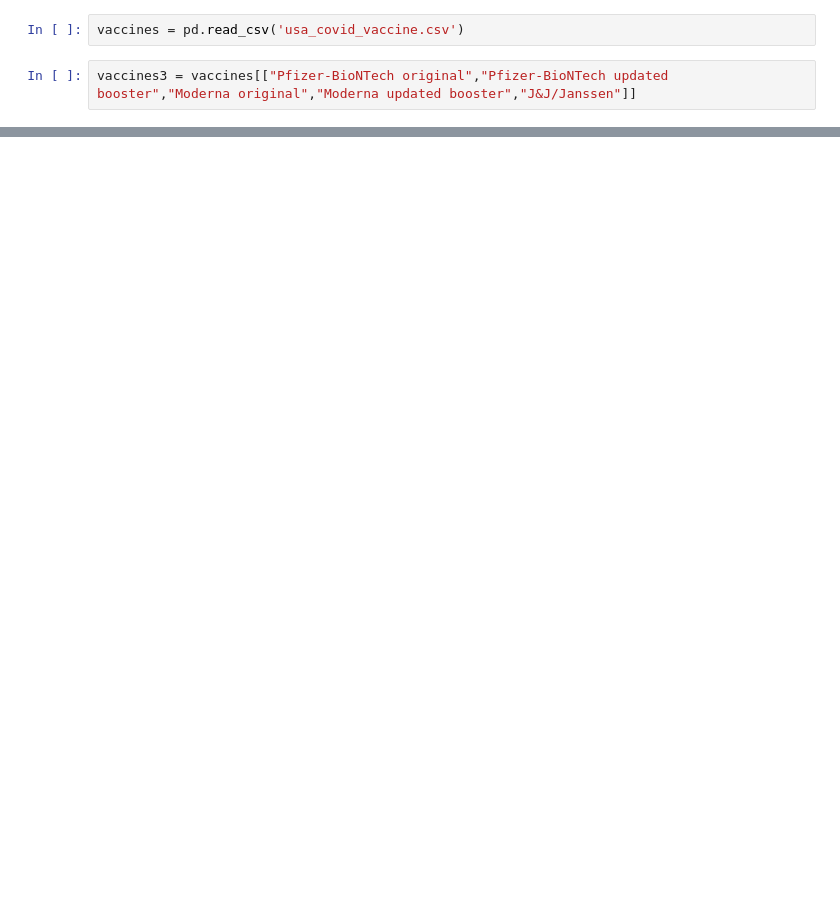
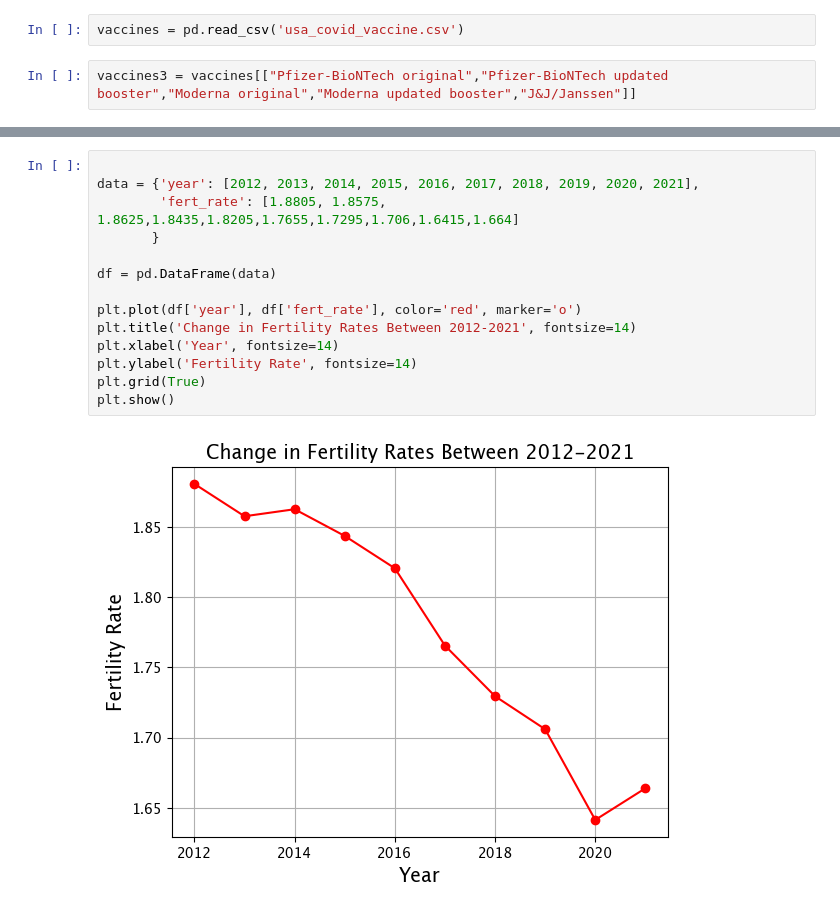
Before and after one commit to devin476/COVID-Birth-Rates, a Jupyter notebook: Vaccines/birth rate project.ipynb, the cells around one changed output, grey strips where cells are left out. Cells and saved outputs as stored; diff of their text form; blank space fills up the shorter version.

```diff
--- a/Vaccines/birth rate project.ipynb
+++ b/Vaccines/birth rate project.ipynb
@@ -113,0 +144,16 @@ Fertility_rates = pd.read_csv('fertility_rates.csv')
+# %%
+
+data = {'year': [2012, 2013, 2014, 2015, 2016, 2017, 2018, 2019, 2020, 2021],
+        'fert_rate': [1.8805, 1.8575, 1.8625,1.8435,1.8205,1.7655,1.7295,1.706,1.6415,1.664]
+       }
+
+df = pd.DataFrame(data)
+
+plt.plot(df['year'], df['fert_rate'], color='red', marker='o')
+plt.title('Change in Fertility Rates Between 2012-2021', fontsize=14)
+plt.xlabel('Year', fontsize=14)
+plt.ylabel('Fertility Rate', fontsize=14)
+plt.grid(True)
+plt.show()
+# %% [output]
+[figure, added]
```
Also changed, not shown: parts of 10 cells of this notebook, 1 other file.
